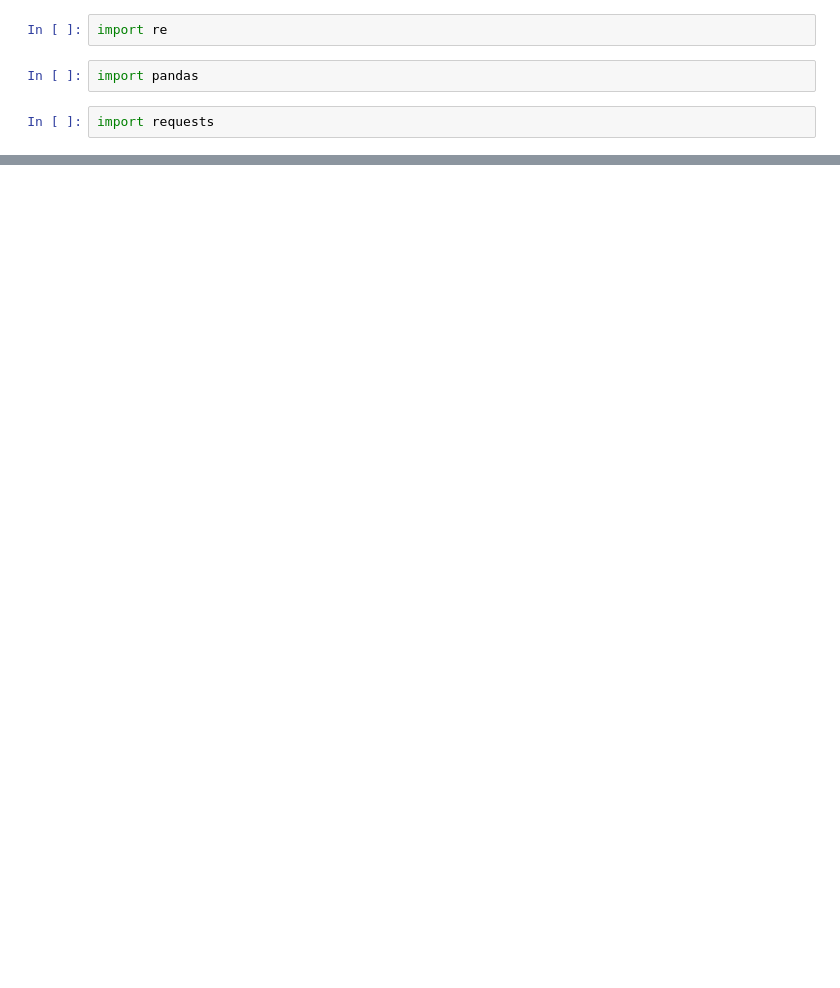
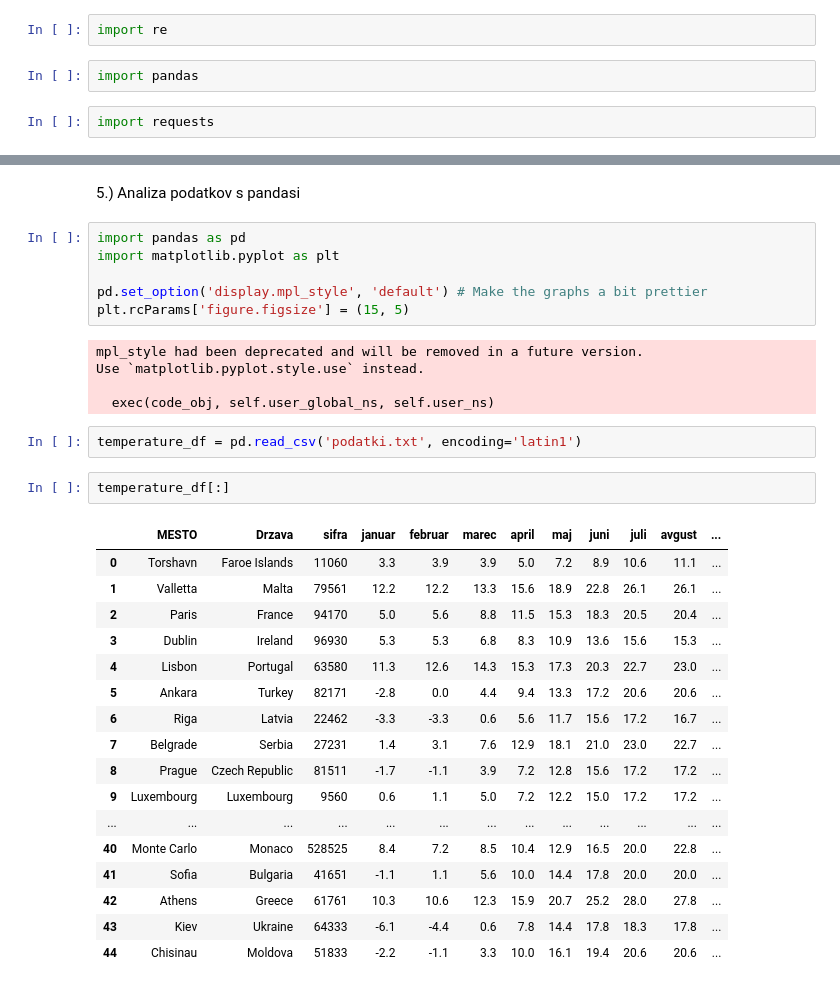
Before and after one commit to anagolob3141/Programiranje-1-Analiza-podatkov, a Jupyter notebook: projekt_programiranje_1.ipynb, the cells around one changed output, grey strips where cells are left out. Cells and saved outputs as stored; diff of their text form; blank space fills up the shorter version.

```diff
--- a/projekt_programiranje_1.ipynb
+++ b/projekt_programiranje_1.ipynb
@@ -80,0 +333,35 @@ print(vsi_parametri)
+# %% [markdown]
+5.) Analiza podatkov s pandasi
+# %%
+import pandas as pd
+import matplotlib.pyplot as plt
+
+pd.set_option('display.mpl_style', 'default') # Make the graphs a bit prettier
+plt.rcParams['figure.figsize'] = (15, 5)
+# %% [output]
+mpl_style had been deprecated and will be removed in a future version.
+Use `matplotlib.pyplot.style.use` instead.
+
+  exec(code_obj, self.user_global_ns, self.user_ns)
+# %%
+temperature_df = pd.read_csv('podatki.txt', encoding='latin1')
+# %%
+temperature_df[:]
+# %% [output]
+|  | MESTO | Drzava | sifra | januar | februar | marec | april | maj | juni | juli | avgust | ... |
+| 0 | Torshavn | Faroe Islands | 11060 | 3.3 | 3.9 | 3.9 | 5.0 | 7.2 | 8.9 | 10.6 | 11.1 | ... |
+| 1 | Valletta | Malta | 79561 | 12.2 | 12.2 | 13.3 | 15.6 | 18.9 | 22.8 | 26.1 | 26.1 | ... |
+| 2 | Paris | France | 94170 | 5.0 | 5.6 | 8.8 | 11.5 | 15.3 | 18.3 | 20.5 | 20.4 | ... |
+| 3 | Dublin | Ireland | 96930 | 5.3 | 5.3 | 6.8 | 8.3 | 10.9 | 13.6 | 15.6 | 15.3 | ... |
+| 4 | Lisbon | Portugal | 63580 | 11.3 | 12.6 | 14.3 | 15.3 | 17.3 | 20.3 | 22.7 | 23.0 | ... |
+| 5 | Ankara | Turkey | 82171 | -2.8 | 0.0 | 4.4 | 9.4 | 13.3 | 17.2 | 20.6 | 20.6 | ... |
+| 6 | Riga | Latvia | 22462 | -3.3 | -3.3 | 0.6 | 5.6 | 11.7 | 15.6 | 17.2 | 16.7 | ... |
+| 7 | Belgrade | Serbia | 27231 | 1.4 | 3.1 | 7.6 | 12.9 | 18.1 | 21.0 | 23.0 | 22.7 | ... |
+| 8 | Prague | Czech Republic | 81511 | -1.7 | -1.1 | 3.9 | 7.2 | 12.8 | 15.6 | 17.2 | 17.2 | ... |
+| 9 | Luxembourg | Luxembourg | 9560 | 0.6 | 1.1 | 5.0 | 7.2 | 12.2 | 15.0 | 17.2 | 17.2 | ... |
+| ... | ... | ... | ... | ... | ... | ... | ... | ... | ... | ... | ... | ... |
+| 40 | Monte Carlo | Monaco | 528525 | 8.4 | 7.2 | 8.5 | 10.4 | 12.9 | 16.5 | 20.0 | 22.8 | ... |
+| 41 | Sofia | Bulgaria | 41651 | -1.1 | 1.1 | 5.6 | 10.0 | 14.4 | 17.8 | 20.0 | 20.0 | ... |
+| 42 | Athens | Greece | 61761 | 10.3 | 10.6 | 12.3 | 15.9 | 20.7 | 25.2 | 28.0 | 27.8 | ... |
+| 43 | Kiev | Ukraine | 64333 | -6.1 | -4.4 | 0.6 | 7.8 | 14.4 | 17.8 | 18.3 | 17.8 | ... |
+| 44 | Chisinau | Moldova | 51833 | -2.2 | -1.1 | 3.3 | 10.0 | 16.1 | 19.4 | 20.6 | 20.6 | ... |
```
Also changed, not shown: parts of 21 cells of this notebook.
